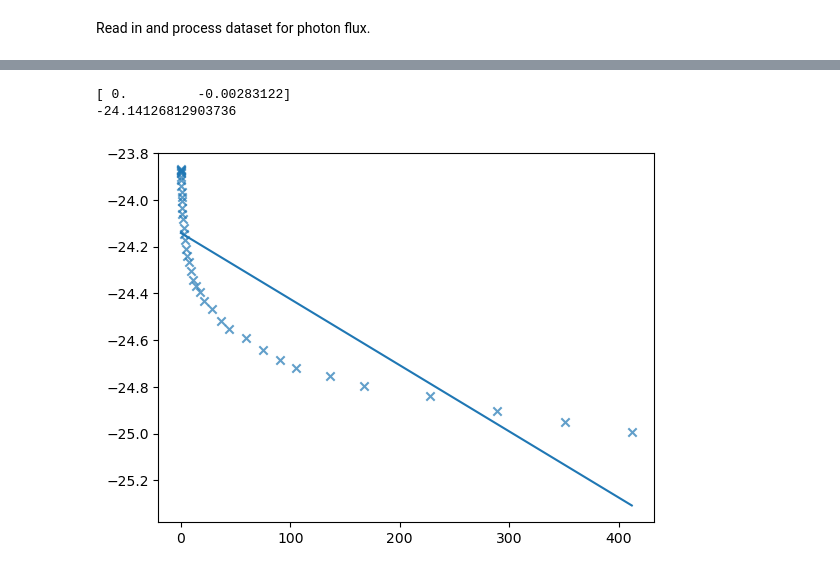
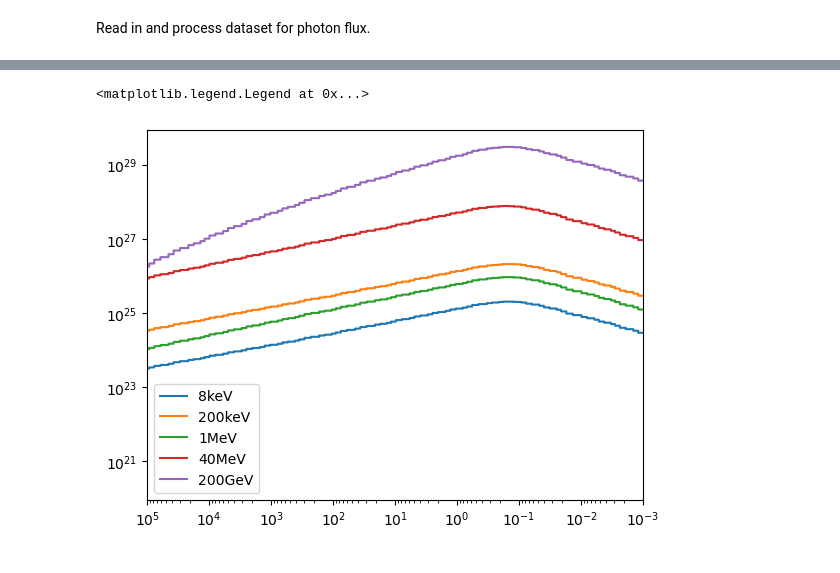
Before and after one commit to xboluna/Research, a Jupyter notebook: BHRad/Modelling/BHawk_Modelling.ipynb, the cells around one changed output, grey strips where cells are left out. Saved outputs shown, nothing was run; the diff lists cells and outputs as text; code cells hidden in the pictures.

```diff
--- a/BHRad/Modelling/BHawk_Modelling.ipynb
+++ b/BHRad/Modelling/BHawk_Modelling.ipynb
@@ -122,20 +191,15 @@ print(interc)
-# %%
-best_model = search_gev.best_estimator_
-
-coefs = best_model['lr'].coef_
-interc = best_model['lr'].intercept_
-
-fig, ax = plt.subplots()
-
-t = gev['Time to Death']
-ax.scatter(t, gev['EdndE-200GeV'], label = 'data', marker='x', alpha=0.7)
-
-ax.plot(t, best_model.predict(gev[['Time to Death']]))
-
-print(coefs)
-print(interc)
-# %% [output]
-[ 0.         -0.00283122]
--24.14126812903736
-[figure, removed]
+# %%
+plt.step(hardness['Time to Death'], hardness['EdndE-8keV'], label = '8keV')
+plt.step(hardness['Time to Death'], hardness['EdndE-200keV'], label = '200keV')
+plt.step(hardness['Time to Death'], hardness['EdndE-1MeV'], label = '1MeV')
+plt.step(hardness['Time to Death'], hardness['EdndE-40MeV'], label = '40MeV')
+plt.step(hardness['Time to Death'], hardness['EdndE-200GeV'], label = '200GeV')
+
+plt.xlim(1e5,1e-3)
+plt.yscale('log')
+plt.xscale('log')
+plt.legend()
+# %% [output]
+<matplotlib.legend.Legend at 0x...>
+[figure, added]
 # %%
```
Also changed, not shown: parts of 18 cells of this notebook.
